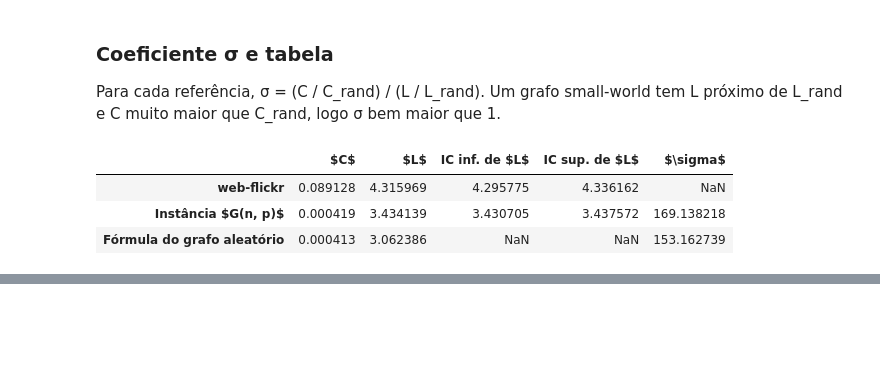
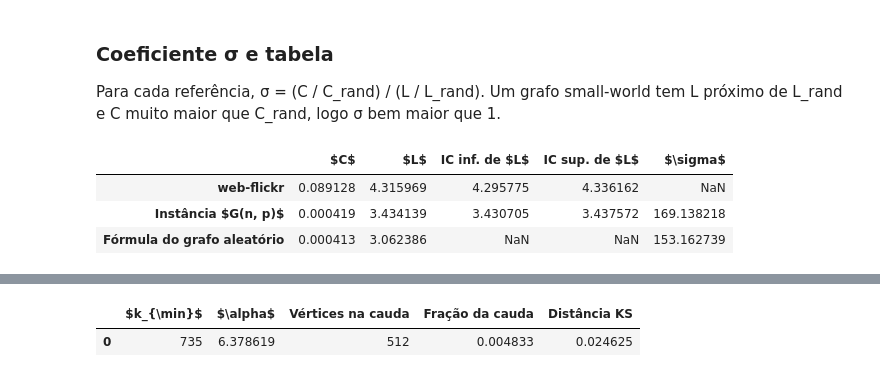
Before and after one commit to Augustocfq/snap-flickr-MATA53, a Jupyter notebook: main.ipynb, the cells around one changed output, grey strips where cells are left out. Cells and saved outputs as stored; diff of their text form; code cells hidden in the pictures; blank space fills up the shorter version.

```diff
--- a/main.ipynb
+++ b/main.ipynb
@@ -1210,0 +1225,22 @@ small_world_table
+# %%
+degree_distribution = pd.read_csv(TABLES_DIR / "distribuicao_graus.csv")
+k, frequency = degree_distribution["k"].to_numpy(), degree_distribution["frequency"].to_numpy()
+k_min, alpha, ks_distance = fit_power_law(k, frequency)
+ccdf = frequency[::-1].cumsum()[::-1] / frequency.sum()
+tail_fraction = ccdf[k == k_min].item()
+power_law_table = pd.DataFrame(
+    {
+        "$k_{\\min}$": [k_min],
+        "$\\alpha$": [alpha],
+        "Vértices na cauda": [frequency[k >= k_min].sum()],
+        "Fração da cauda": [tail_fraction],
+        "Distância KS": [ks_distance],
+    }
+)
+power_law_table.style.format(thousands=".", decimal=",", precision=4).hide(axis="index").to_latex(
+    TABLES_DIR / "lei_potencia.tex", hrules=True
+)
+power_law_table
+# %% [output]
+|  | $k_{\min}$ | $\alpha$ | Vértices na cauda | Fração da cauda | Distância KS |
+| 0 | 735 | 6.378619 | 512 | 0.004833 | 0.024625 |
```
Also changed, not shown: parts of 6 cells of this notebook, 4 other files.
